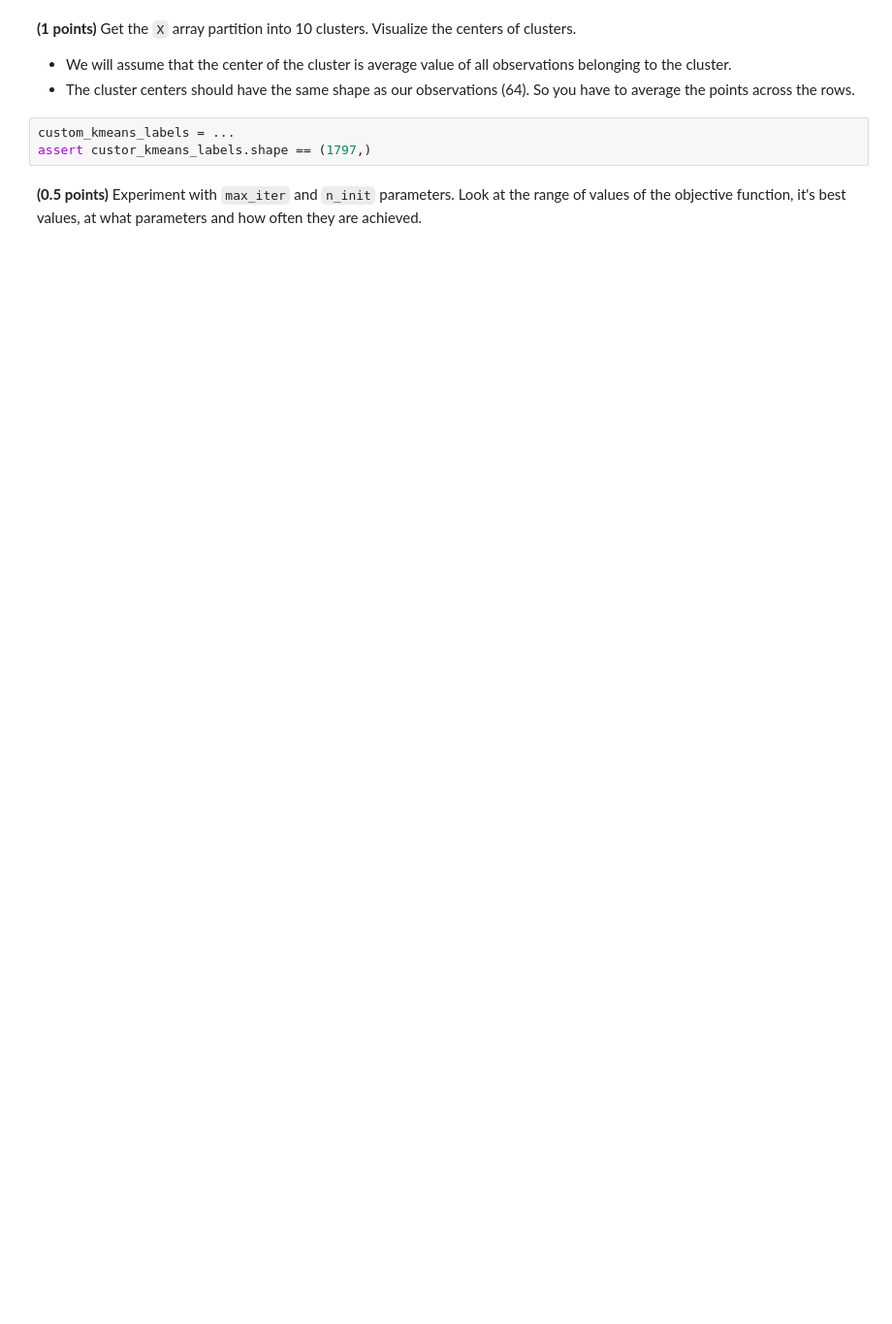
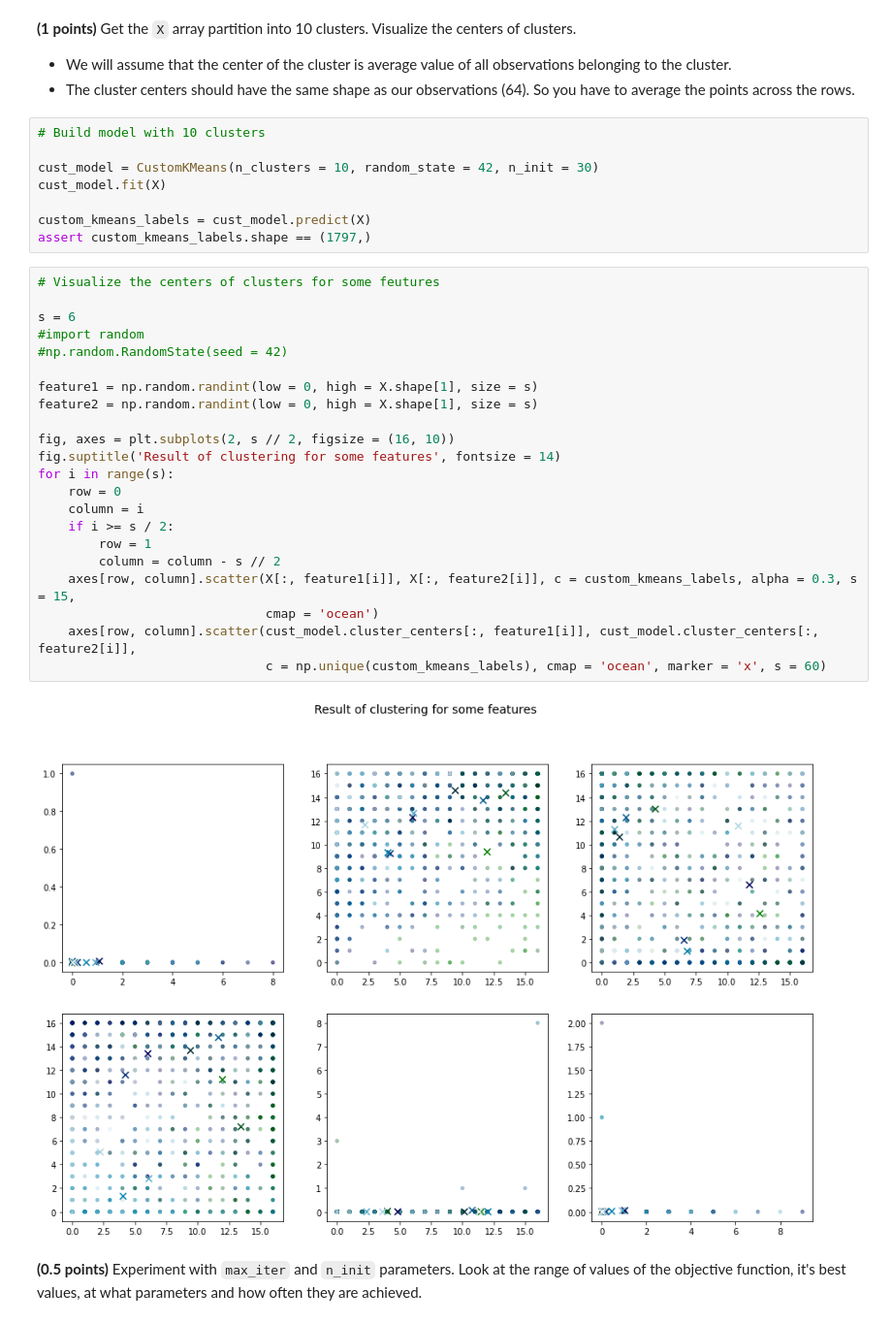
Before and after one commit to AnastasiiaSt/Clustering, a Jupyter notebook: clustering.ipynb, the cells around one changed output. Shown at 97% size. Cells and saved outputs as stored; diff of their text form; blank space fills up the shorter version.

Commit message:
Custom KMeans is implemented

```diff
--- a/clustering.ipynb
+++ b/clustering.ipynb
@@ -133,8 +191,37 @@ class CustomKMeans:
 **(1 points)** Get the `X` array partition into 10 clusters. Visualize the centers of clusters.
 - We will assume that the center of the cluster is average value of all observations belonging to the cluster.
 - The cluster centers should have the same shape as our observations (64). So you have to average the points across the rows.
-# %%
-custom_kmeans_labels = ...
-assert custor_kmeans_labels.shape == (1797,)
+# %%
+# Build model with 10 clusters
+
+cust_model = CustomKMeans(n_clusters = 10, random_state = 42, n_init = 30)
+cust_model.fit(X)
+
+custom_kmeans_labels = cust_model.predict(X)
+assert custom_kmeans_labels.shape == (1797,)
+# %%
+# Visualize the centers of clusters for some feutures
+
+s = 6
+#import random
+#np.random.RandomState(seed = 42)
+
+feature1 = np.random.randint(low = 0, high = X.shape[1], size = s)
+feature2 = np.random.randint(low = 0, high = X.shape[1], size = s)
+
+fig, axes = plt.subplots(2, s // 2, figsize = (16, 10))
+fig.suptitle('Result of clustering for some features', fontsize = 14)
+for i in range(s):
+    row = 0
+    column = i
+    if i >= s / 2:
+        row = 1
+        column = column - s // 2
+    axes[row, column].scatter(X[:, feature1[i]], X[:, feature2[i]], c = custom_kmeans_labels, alpha = 0.3, s = 15,
+                              cmap = 'ocean')
+    axes[row, column].scatter(cust_model.cluster_centers[:, feature1[i]], cust_model.cluster_centers[:, feature2[i]],
+                              c = np.unique(custom_kmeans_labels), cmap = 'ocean', marker = 'x', s = 60)
+# %% [output]
+[figure, added]
 # %% [markdown]
 **(0.5 points)** Experiment with `max_iter` and `n_init` parameters. Look at the range of values of the objective function, it's best values, at what parameters and how often they are achieved.
```
Also changed, not shown: parts of 5 cells of this notebook.
